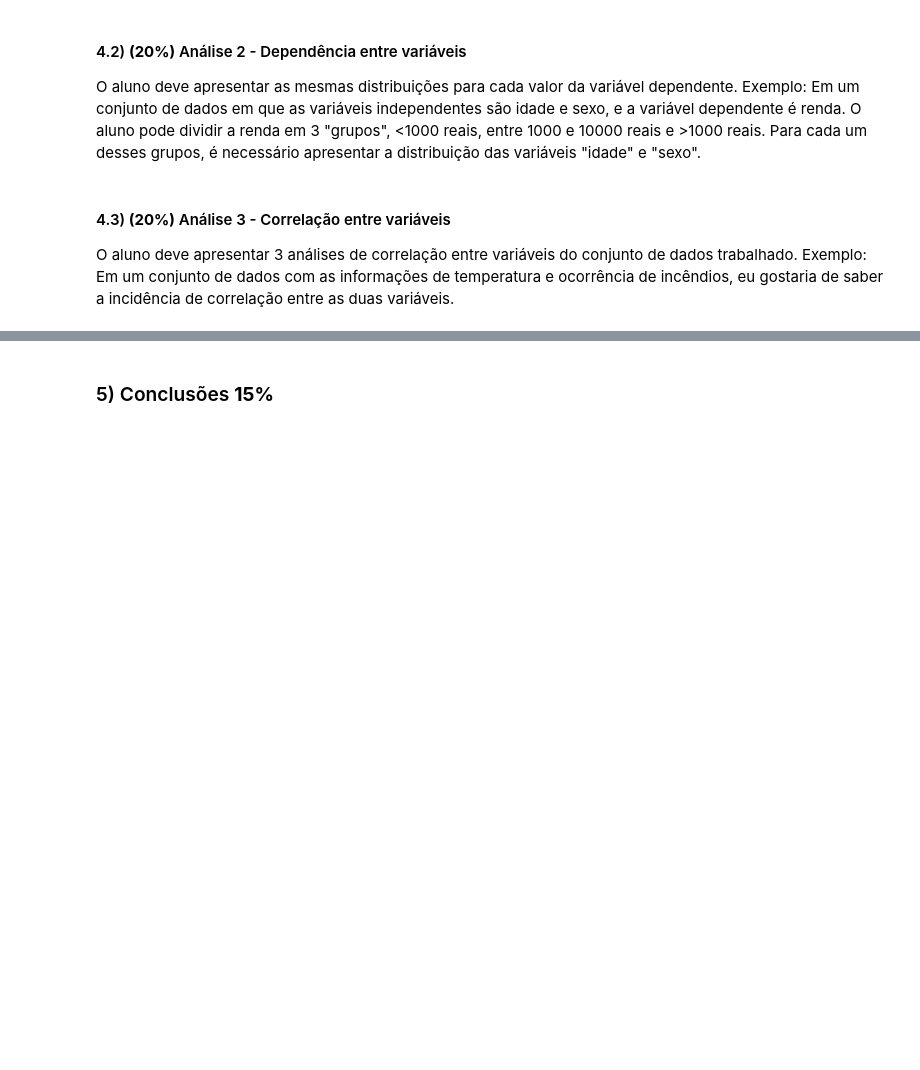
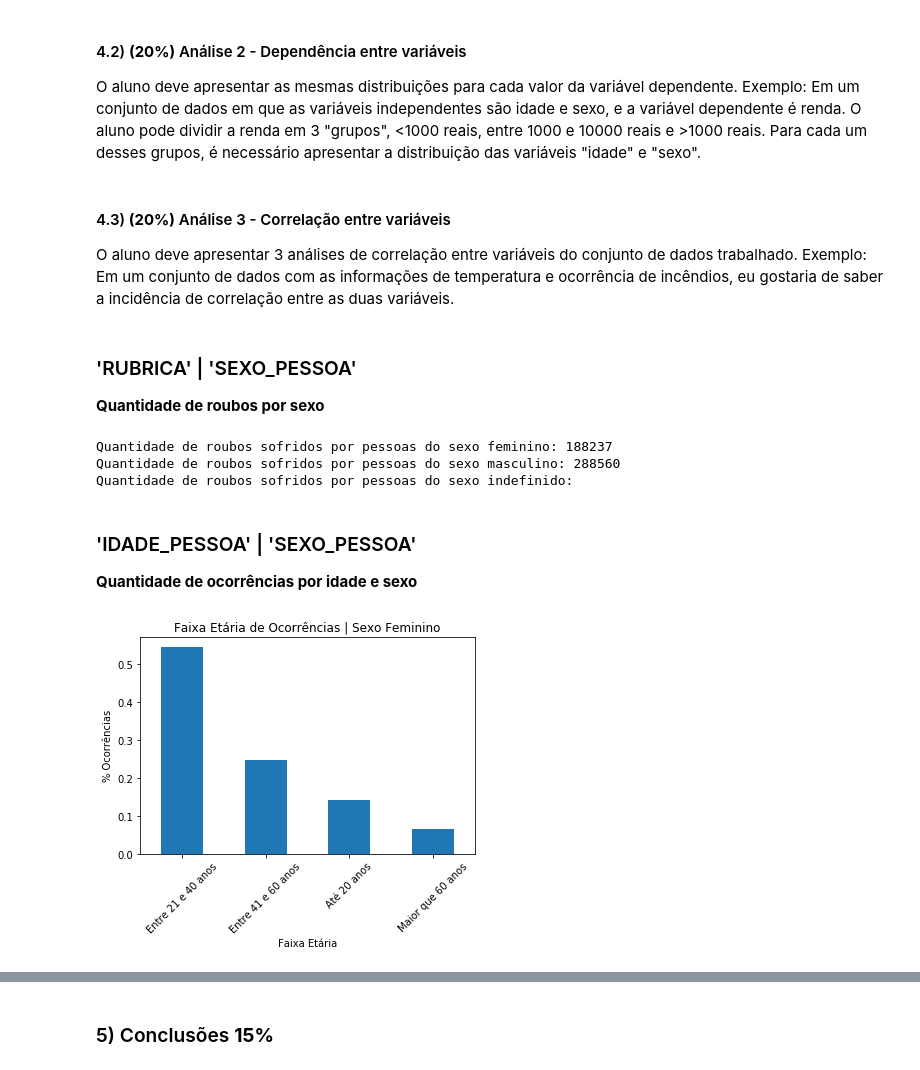
Before and after one commit to PedroHJSantos/aed_projeto_1, a Jupyter notebook: template.ipynb, the cells around one changed output, grey strips where cells are left out. Saved outputs shown, nothing was run; the diff lists cells and outputs as text; code cells hidden in the pictures; blank space fills up the shorter version.

Commit message:
Correlação ('IDADE' e 'SEXO')

```diff
--- a/template.ipynb
+++ b/template.ipynb
@@ -680,0 +675,24 @@ O aluno deve apresentar 3 análises de correlação entre variáveis do conjunto
+# %% [markdown]
+### 'RUBRICA' | 'SEXO_PESSOA'
+**Quantidade de roubos por sexo**
+# %%
+qtd_mulheres = len(df[(df['SEXO_PESSOA'] == 'F') & (df['RUBRICA'].str.contains('Roubo'))])
+qtd_homens = len(df[(df['SEXO_PESSOA'] == 'M') & (df['RUBRICA'].str.contains('Roubo'))])
+qtd_indefinido = len(df[(df['SEXO_PESSOA'] == 'I') & (df['RUBRICA'].str.contains('Roubo'))])
+print('Quantidade de roubos sofridos por pessoas do sexo feminino: {}\nQuantidade de roubos sofridos por pessoas do sexo masculino: {}\nQuantidade de roubos sofridos por pessoas do sexo indefinido:'.format(qtd_mulheres, qtd_homens, qtd_indefinido))
+# %% [output]
+Quantidade de roubos sofridos por pessoas do sexo feminino: 188237
+Quantidade de roubos sofridos por pessoas do sexo masculino: 288560
+Quantidade de roubos sofridos por pessoas do sexo indefinido:
+# %% [markdown]
+### 'IDADE_PESSOA' | 'SEXO_PESSOA'
+**Quantidade de ocorrências por idade e sexo**
+# %%
+df[df['SEXO_PESSOA'] == 'F']['IDADE_PESSOA'].value_counts(normalize=True).plot(kind='bar')
+plt.xlabel('Faixa Etária')
+plt.ylabel('% Ocorrências')
+plt.title('Faixa Etária de Ocorrências | Sexo Feminino')
+plt.xticks(rotation=45)
+plt.show()
+# %% [output]
+[figure, added]
```
Also changed, not shown: parts of 7 cells of this notebook.
